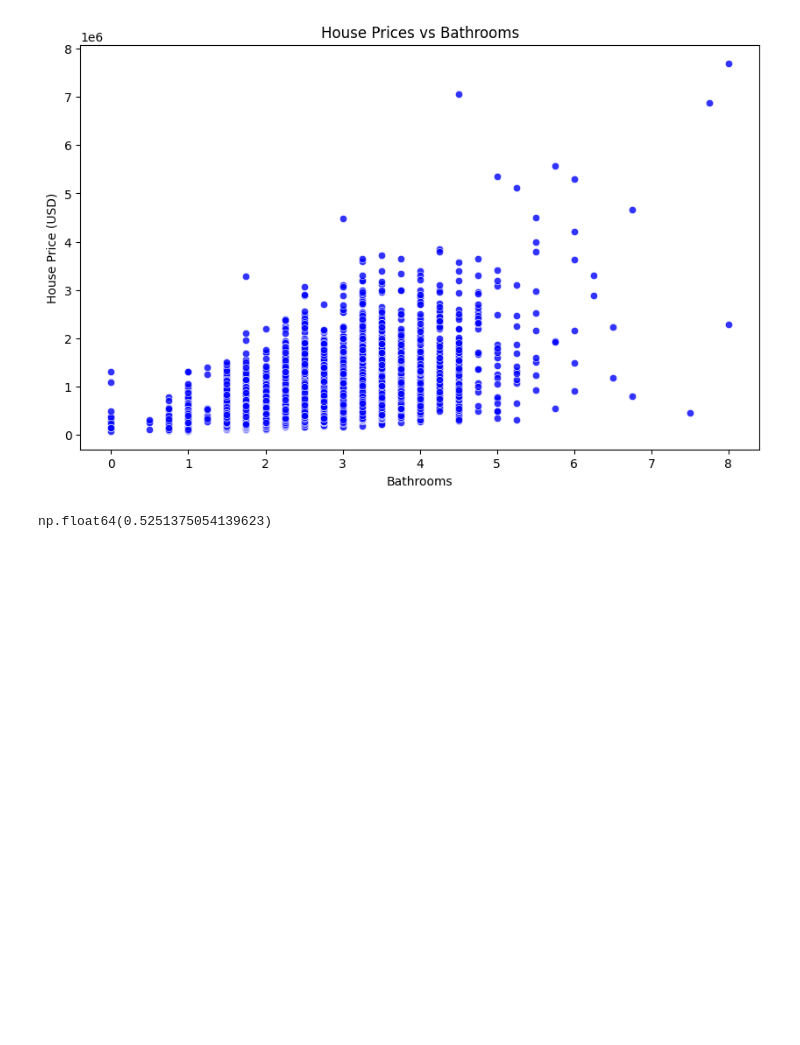
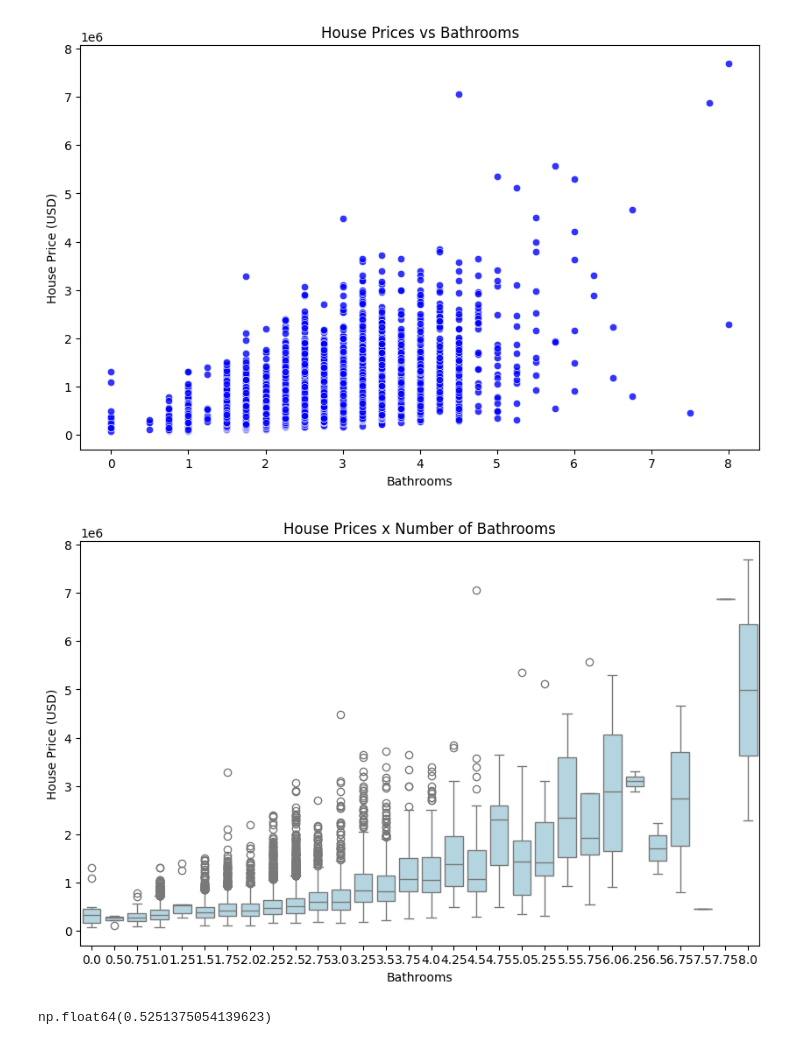
Before and after one commit to luiizsps/house_market, a Jupyter notebook: house_market.ipynb, the cells around one changed output. Saved outputs shown, nothing was run; the diff lists cells and outputs as text; code cells hidden in the pictures; blank space fills up the shorter version.

```diff
--- a/house_market.ipynb
+++ b/house_market.ipynb
@@ -261,6 +261,15 @@ plt.ylabel("House Price (USD)")
 plt.show()
 # %% [output]
 [figure]
+# %%
+plt.figure(figsize=(10, 6))
+sns.boxplot(data=kc_house_df, x="bathrooms", y="price", color="lightblue")
+plt.title("House Prices x Number of Bathrooms")
+plt.xlabel("Bathrooms")
+plt.ylabel("House Price (USD)")
+plt.show()
+# %% [output]
+[figure, added]
 # %%
 # correlation number of bathrooms and price
 kc_house_df["bathrooms"].corr(kc_house_df["price"])
```
Also changed, not shown: parts of 14 cells of this notebook, 1 other file.
